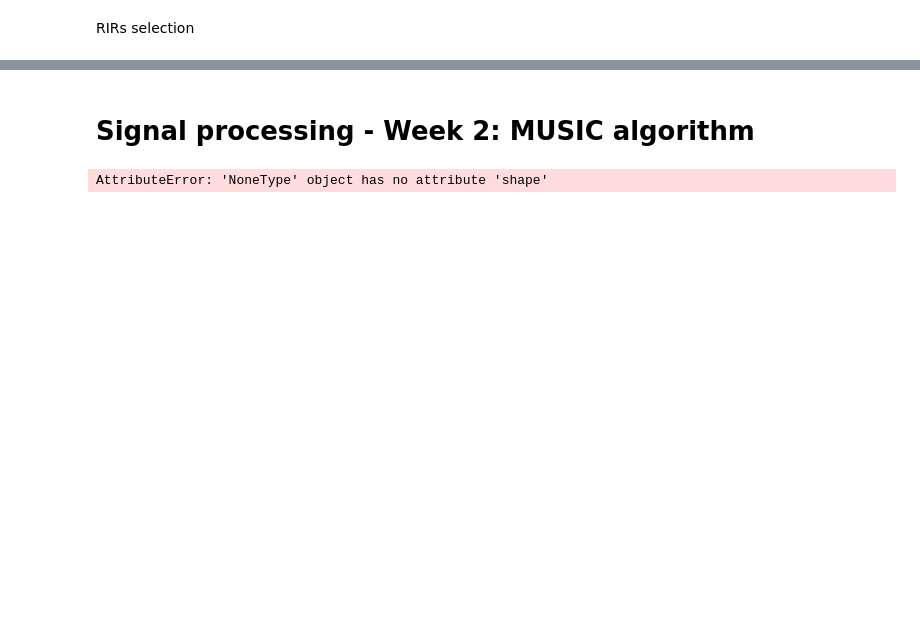
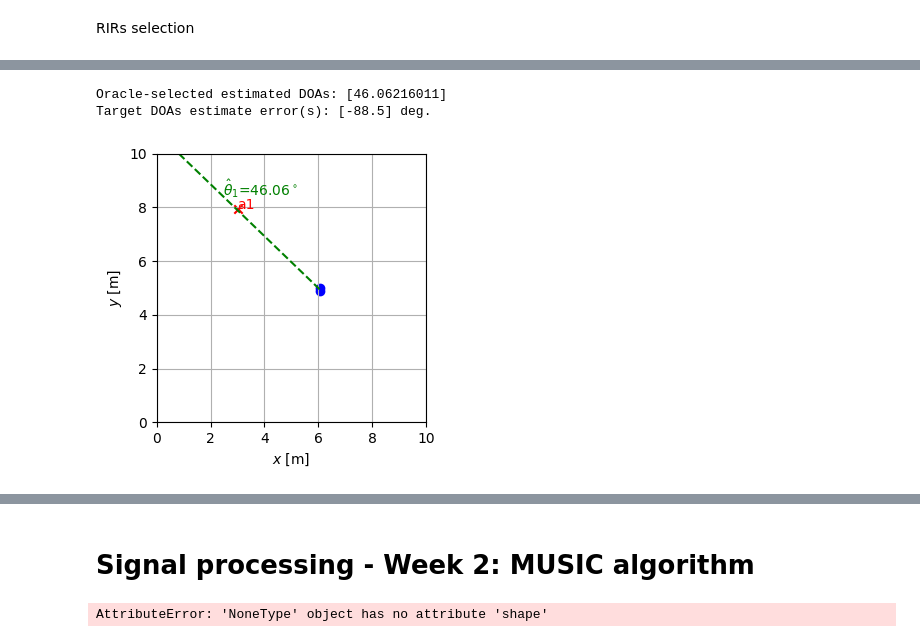
Before and after one commit to ItzAzoron/Signal_Processing_Project, a Jupyter notebook: notebook_skeleton.ipynb, the cells around one changed output, grey strips where cells are left out. Drawn from its saved outputs; the diff is of its cells as text; code cells hidden in the pictures; blank space fills up the shorter version.

```diff
--- a/notebook_skeleton.ipynb
+++ b/notebook_skeleton.ipynb
@@ -108,0 +232,20 @@ array([[0.        , 0.        , 0.        ],
+# %%
+def DOA_corr( TDOA, fs, d):
+    DOAestAll = []
+    for i in range(0,len(TDOA)):
+
+        # Speed of sound
+        c = 340  # [m/s]
+        # Distance between microphones
+        # Time delay of arrival
+        tau = TDOA[i]/fs
+        # Angle of arrival
+       # print(tau), print(d), print(c), print(np.arccos(c*tau/d))
+        if c*tau/d >= 1:
+            DOA =0
+        elif c*tau/d <= -1:
+            DOA = np.pi
+        else:
+            DOA = np.arccos(c*tau/d) #*180/np.pi
+        DOAestAll.append(DOA)
+    return DOAestAll
@@ -108,0 +256,16 @@ array([[0.        , 0.        , 0.        ],
+# %%
+
+DOAestAll = DOA_corr(TDOA, acousticScenario.fs,0.1)
+
+# Oracle selection of the target DOA
+DOAest, oracleDOAtalkers = genfcns.oracle_choice_doa(
+    DOAestAll, acousticScenario
+)
+print(f'Oracle-selected estimated DOAs: {DOAest * 180/np.pi}')
+# Check validity
+genfcns.check_plot_tdoas(DOAest, DOAestAll, acousticScenario)
+print(f'Target DOAs estimate error(s): {np.round((DOAest - oracleDOAtalkers) * 180/np.pi, 1)} deg.')
+# %% [output]
+Oracle-selected estimated DOAs: [46.06216011]
+Target DOAs estimate error(s): [-88.5] deg.
+[figure, added]
```
Also changed, not shown: parts of 25 cells of this notebook.
